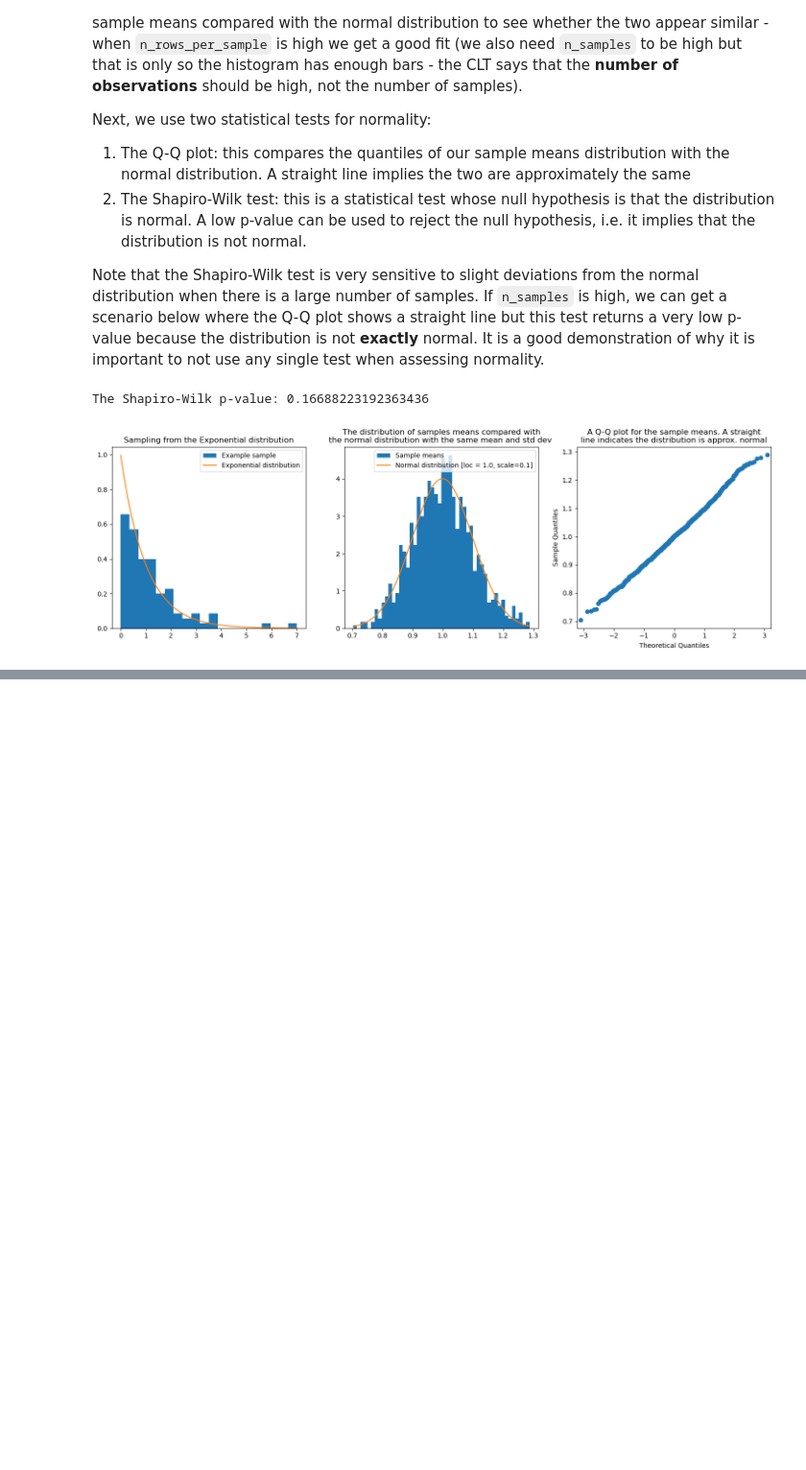
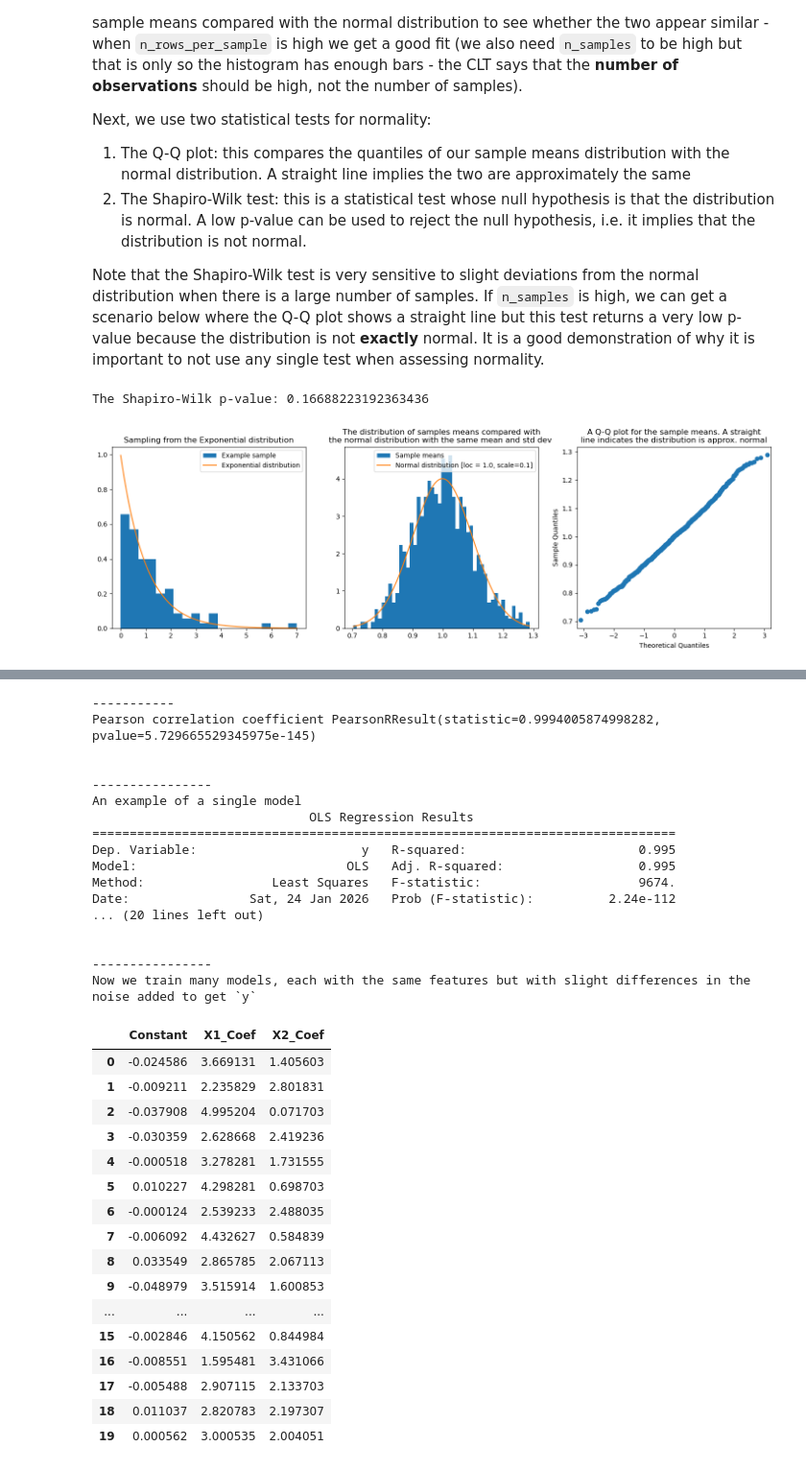
Before and after one commit to TomJHarrison/IntroToStatisticalLearning, a Jupyter notebook: Chapter3/LinRegAssumptions.ipynb, the cells around one changed output, grey strips where cells are left out. Shown at 96% size. Cells and saved outputs as stored; diff of their text form; code cells hidden in the pictures; blank space fills up the shorter version.

```diff
--- a/Chapter3/LinRegAssumptions.ipynb
+++ b/Chapter3/LinRegAssumptions.ipynb
@@ -502,0 +512,59 @@ If our predictors exhibit strong/perfect multicollinearity then our coefficients
+# %%
+from statsmodels.stats.outliers_influence import variance_inflation_factor
+
+n_rows = 100
+
+X1 = np.random.rand(n_rows, 1)
+X2 = X1 + np.random.normal(0, 0.01, (n_rows, 1))
+print("-----------\nPearson correlation coefficient", pearsonr(X1[:, 0], X2[:, 0]))
+
+X = sm.add_constant(np.column_stack((X1, X2)))
+
+# define the relationship between the predictors and the target
+beta0, beta1, beta2 = 0, 3, 2
+
+def fit_model(seed):
+    np.random.seed(seed)
+    eps = np.random.normal(0, 0.1, (n_rows, 1))
+    y = beta0 + X1 * beta1 + X2 * beta2 + eps
+    return sm.OLS(y, X).fit()
+
+print("\n\n----------------\nAn example of a single model\n", fit_model(0).summary())
+
+print("\n\n----------------\nNow we train many models, each with the same features but with slight differences in the noise added to get `y`\n")
+pd.DataFrame([fit_model(ii).params for ii in range(20)], columns=["Constant", "X1_Coef", "X2_Coef"])
+# %% [output]
+-----------
+Pearson correlation coefficient PearsonRResult(statistic=0.9994005874998282, pvalue=5.729665529345975e-145)
+
+
+----------------
+An example of a single model
+                             OLS Regression Results
+==============================================================================
+Dep. Variable:                      y   R-squared:                       0.995
+Model:                            OLS   Adj. R-squared:                  0.995
+Method:                 Least Squares   F-statistic:                     9674.
+Date:                Sat, 24 Jan 2026   Prob (F-statistic):          2.24e-112
+... (20 lines left out)
+
+
+----------------
+Now we train many models, each with the same features but with slight differences in the noise added to get `y`
+|  | Constant | X1_Coef | X2_Coef |
+| 0 | -0.024586 | 3.669131 | 1.405603 |
+| 1 | -0.009211 | 2.235829 | 2.801831 |
+| 2 | -0.037908 | 4.995204 | 0.071703 |
+| 3 | -0.030359 | 2.628668 | 2.419236 |
+| 4 | -0.000518 | 3.278281 | 1.731555 |
+| 5 | 0.010227 | 4.298281 | 0.698703 |
+| 6 | -0.000124 | 2.539233 | 2.488035 |
+| 7 | -0.006092 | 4.432627 | 0.584839 |
+| 8 | 0.033549 | 2.865785 | 2.067113 |
+| 9 | -0.048979 | 3.515914 | 1.600853 |
+| ... | ... | ... | ... |
+| 15 | -0.002846 | 4.150562 | 0.844984 |
+| 16 | -0.008551 | 1.595481 | 3.431066 |
+| 17 | -0.005488 | 2.907115 | 2.133703 |
+| 18 | 0.011037 | 2.820783 | 2.197307 |
+| 19 | 0.000562 | 3.000535 | 2.004051 |
```
Also changed, not shown: parts of 9 cells of this notebook.
